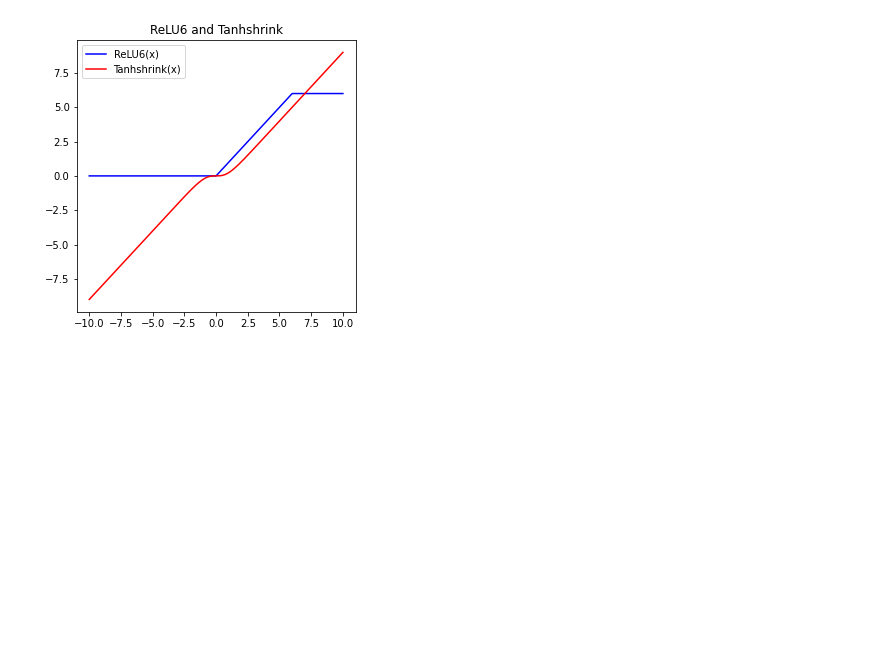
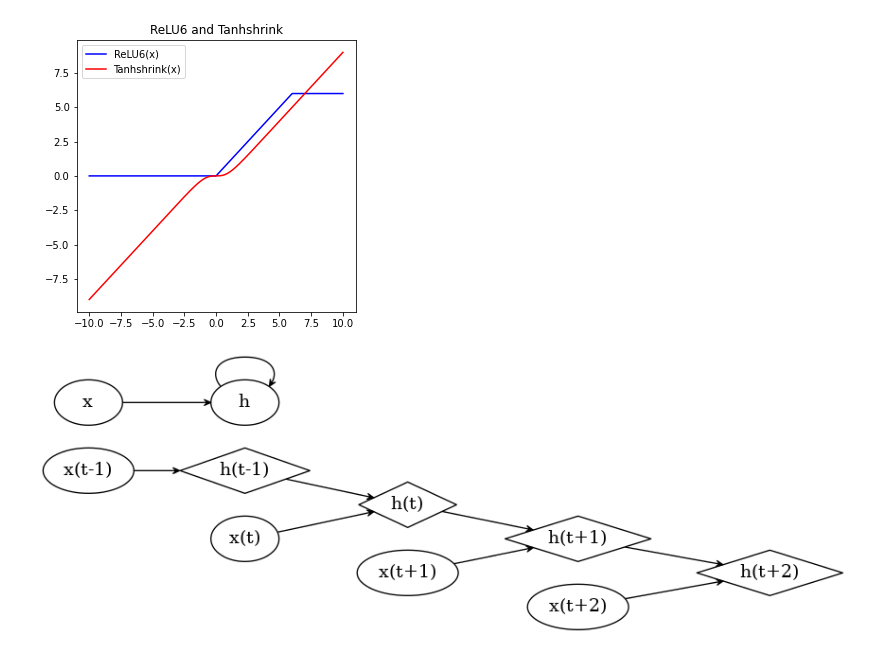
Before and after one commit to sijichun/PythonTutor, a Jupyter notebook: Torch_graph.ipynb, the cells around one changed output. Drawn from its saved outputs; the diff is of its cells as text; code cells hidden in the pictures; blank space fills up the shorter version.

```diff
--- a/Torch_graph.ipynb
+++ b/Torch_graph.ipynb
@@ -257,3 +257,23 @@ plt.savefig("pic/relu6.png")
 plt.show()
 # %% [output]
 [figure]
+# %%
+dot = Digraph(comment='RNN', format='png')
+dot.graph_attr['rankdir'] = 'LR'
+dot.edge_attr.update(arrowhead='vee', arrowsize='0.5')
+dot.node('x_t_1', 'x(t-1)')
+dot.node('h_t_1', 'h(t-1)', shape='diamond')
+dot.node('x_t', 'x(t)')
+dot.node('h_t', 'h(t)', shape='diamond')
+dot.node('x_t_p1', 'x(t+1)')
+dot.node('h_t_p1', 'h(t+1)', shape='diamond')
+dot.node('x_t_p2', 'x(t+2)')
+dot.node('h_t_p2', 'h(t+2)', shape='diamond')
+dot.node('x', 'x')
+dot.node('h', 'h')
+dot.edges([['x_t_1', 'h_t_1'],['x_t', 'h_t'],['x_t_p1', 'h_t_p1'],['x_t_p2', 'h_t_p2']])
+dot.edges([['h_t_1', 'h_t'],['h_t', 'h_t_p1'],['h_t_p1', 'h_t_p2']])
+dot.edges([['x', 'h'],['h', 'h']])
+Image(dot.render('pic/RNN.gv'))
+# %% [output]
+[figure, added]
```
Also changed, not shown: parts of 2 cells of this notebook, 10 other files.
